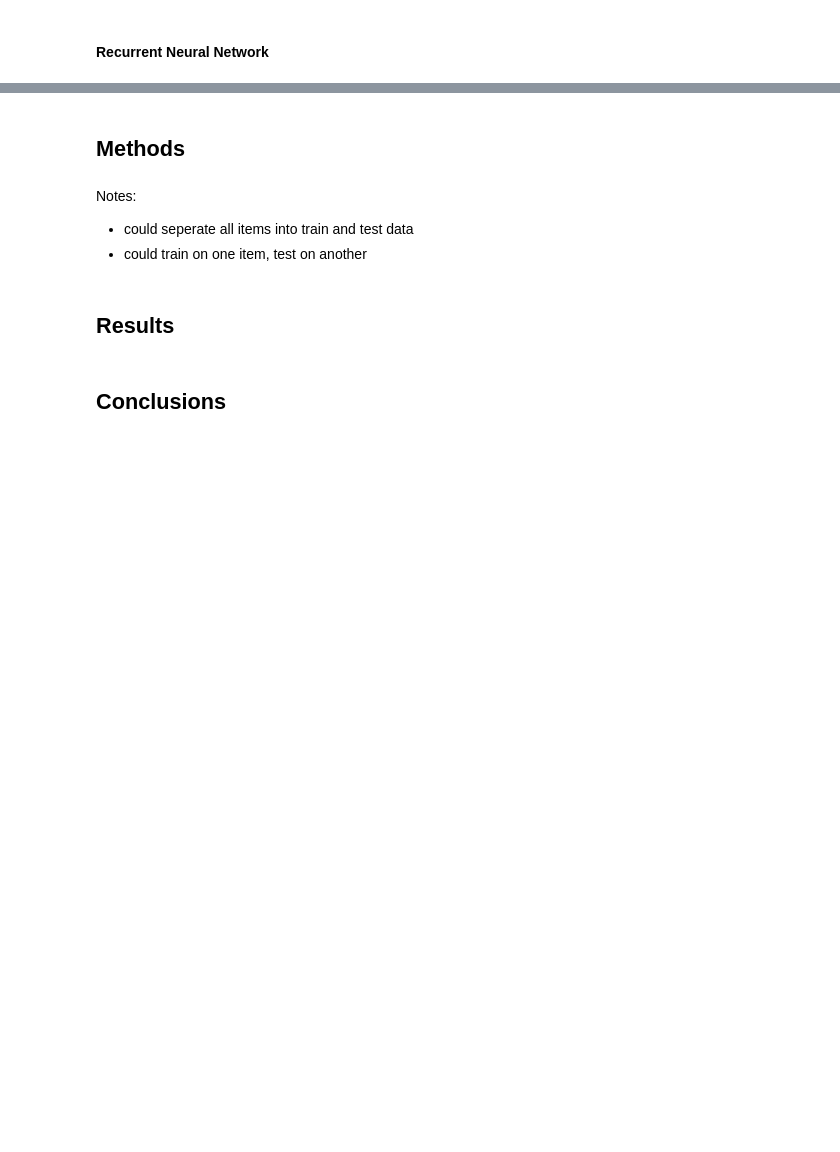
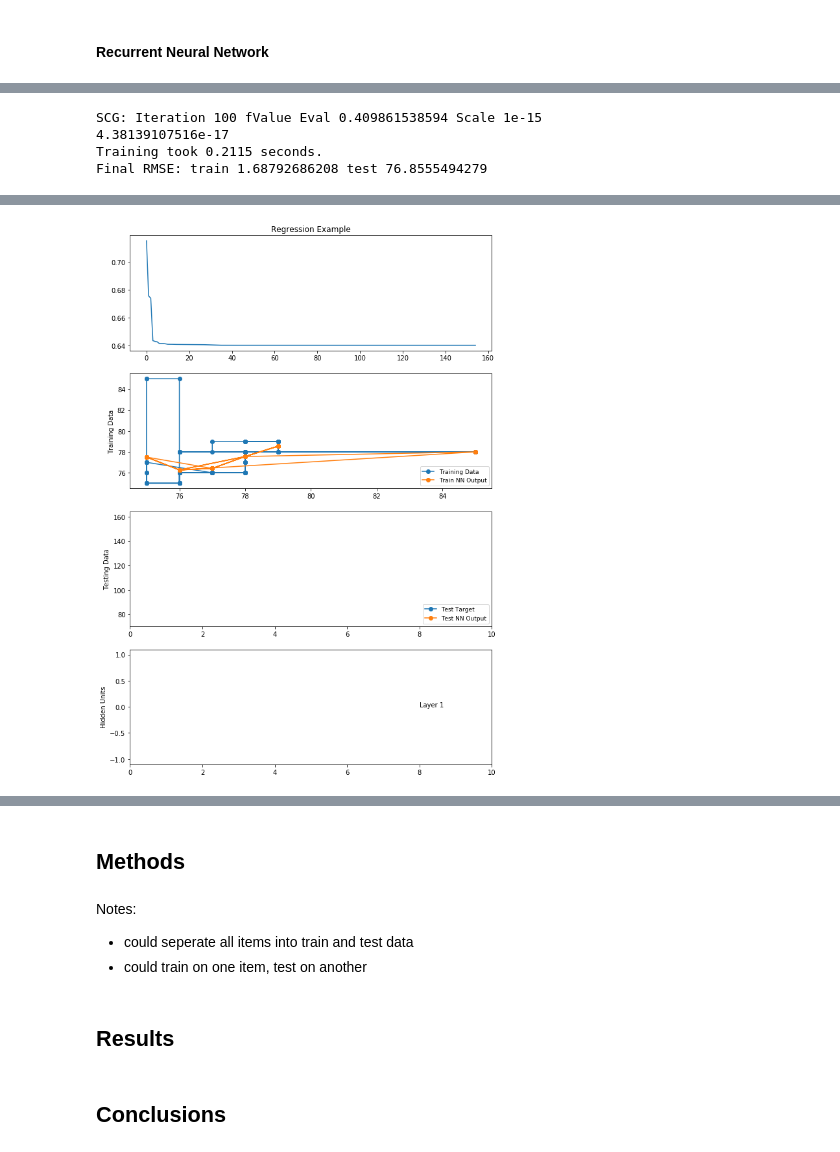
Before and after one commit to vicweeks/CS445-TermProject, a Jupyter notebook: TermProject.ipynb, the cells around one changed output, grey strips where cells are left out. Cells and saved outputs as stored; diff of their text form; code cells hidden in the pictures; blank space fills up the shorter version.

```diff
--- a/TermProject.ipynb
+++ b/TermProject.ipynb
@@ -225,0 +138,10 @@ plt.plot(Ytest)
+# %%
+def makeSineData(nSamples, stepsAheadToPredict = 2):
+    xs = np.arange(0, nSamples).reshape((-1,1)) * 0.1
+    sine = np.sin(xs)
+    X = 0.8 * sine[:-stepsAheadToPredict, :]
+    T = 0.8 * sine[stepsAheadToPredict:, :]  # to allow tanh to match
+    plt.plot(X, 'o-', label='X')
+    plt.plot(T, 'o-', label='T')
+    plt.legend();
+    return X, T
@@ -225,0 +287,16 @@ plt.plot(Ytest)
+# %%
+def run(X, T, hiddenUnits, nIterations=100, verbose=False, saveWeightsHistory=False):
+    if X.shape[1] != 1 or T.shape[1] != 1:
+        print('This function written for one-dimensional input samples, X, and one-dimensional targets, T.')
+        return
+    nnet = nn.NeuralNetwork(1, hiddenUnits,1 )
+    nnet.train(X, T, nIterations=nIterations, verbose=verbose, saveWeightsHistory=saveWeightsHistory)
+    return nnet
+# %%
+nnet = run(X, T, [50], nIterations=1000, verbose=True)
+nnet
+# %% [output]
+SCG: Iteration 100 fValue Eval 0.409861538594 Scale 1e-15
+4.38139107516e-17
+Training took 0.2115 seconds.
+Final RMSE: train 1.68792686208 test 76.8555494279
@@ -225,0 +305 @@ plt.plot(Ytest)
+[figure, added]
```
Also changed, not shown: parts of 40 cells of this notebook, 1 other file.
